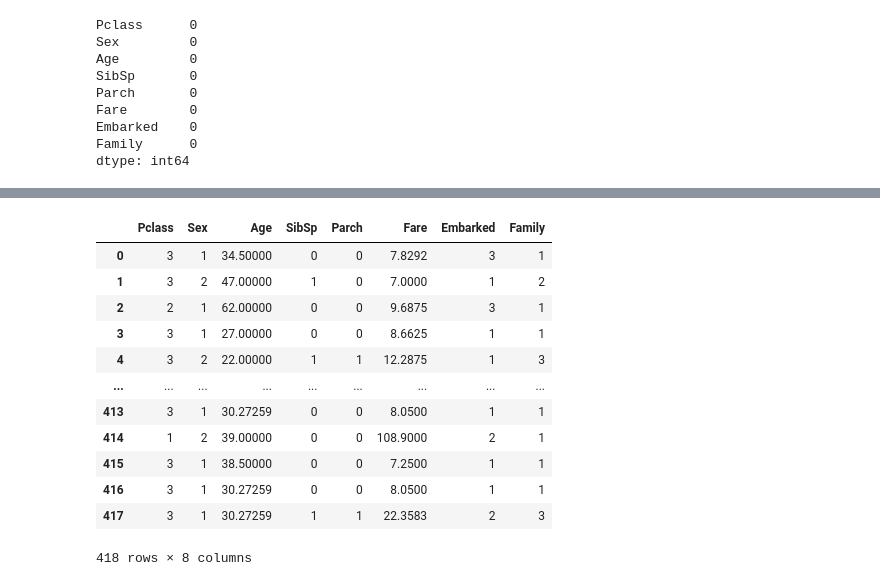
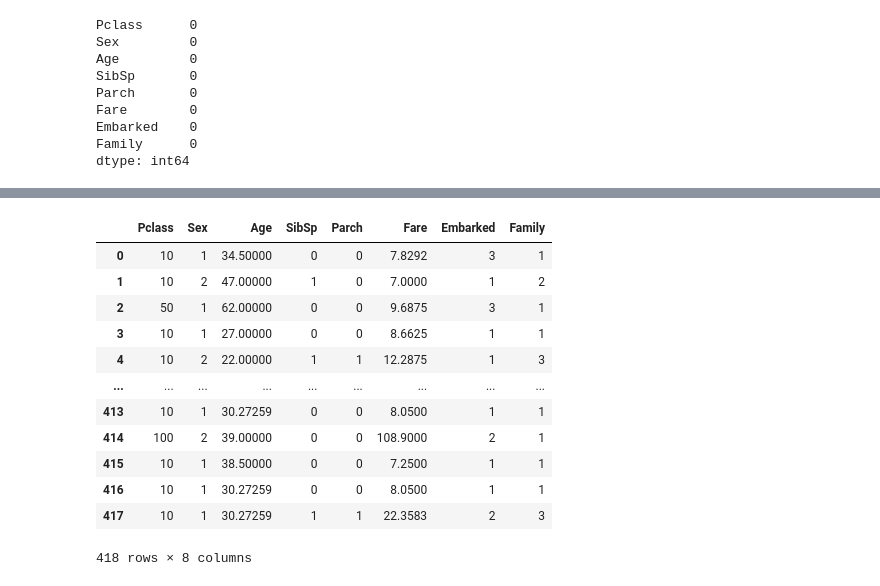
Before and after one commit to kyoungbow/practice, a Jupyter notebook: titanic.ipynb, the cells around one changed output, grey strips where cells are left out. Drawn from its saved outputs; the diff is of its cells as text; code cells hidden in the pictures.

```diff
--- a/titanic.ipynb
+++ b/titanic.ipynb
@@ -180,27 +221,30 @@ X_test
 # %%
 X_test.loc[:, 'Sex'] = X_test['Sex'].map({'male': 1, 'female': 2})
 
 mean_age = X_test['Age'].mean()
 X_test.loc[:, 'Age'] = X_test['Age'].fillna(mean_age)
 
 most_embarked = df_train['Embarked'].mode()[0]
 X_test.loc[:, 'Embarked'] = X_test['Embarked'].fillna(most_embarked)
 
 X_test.loc[:, 'Embarked'] = X_test['Embarked'].map({'S': 1, 'C': 2, 'Q' : 3})
+
+X_test.loc[:, 'Pclass'] = X_test['Pclass'].map({1: 100, 2: 50, 3 : 10})
+
 X_test
 # %% [output]
 |  | Pclass | Sex | Age | SibSp | Parch | Fare | Embarked | Family |
-| 0 | 3 | 1 | 34.50000 | 0 | 0 | 7.8292 | 3 | 1 |
-| 1 | 3 | 2 | 47.00000 | 1 | 0 | 7.0000 | 1 | 2 |
-| 2 | 2 | 1 | 62.00000 | 0 | 0 | 9.6875 | 3 | 1 |
-| 3 | 3 | 1 | 27.00000 | 0 | 0 | 8.6625 | 1 | 1 |
-| 4 | 3 | 2 | 22.00000 | 1 | 1 | 12.2875 | 1 | 3 |
+| 0 | 10 | 1 | 34.50000 | 0 | 0 | 7.8292 | 3 | 1 |
+| 1 | 10 | 2 | 47.00000 | 1 | 0 | 7.0000 | 1 | 2 |
+| 2 | 50 | 1 | 62.00000 | 0 | 0 | 9.6875 | 3 | 1 |
+| 3 | 10 | 1 | 27.00000 | 0 | 0 | 8.6625 | 1 | 1 |
+| 4 | 10 | 2 | 22.00000 | 1 | 1 | 12.2875 | 1 | 3 |
 | ... | ... | ... | ... | ... | ... | ... | ... | ... |
-| 413 | 3 | 1 | 30.27259 | 0 | 0 | 8.0500 | 1 | 1 |
-| 414 | 1 | 2 | 39.00000 | 0 | 0 | 108.9000 | 2 | 1 |
-| 415 | 3 | 1 | 38.50000 | 0 | 0 | 7.2500 | 1 | 1 |
-| 416 | 3 | 1 | 30.27259 | 0 | 0 | 8.0500 | 1 | 1 |
-| 417 | 3 | 1 | 30.27259 | 1 | 1 | 22.3583 | 2 | 3 |
+| 413 | 10 | 1 | 30.27259 | 0 | 0 | 8.0500 | 1 | 1 |
+| 414 | 100 | 2 | 39.00000 | 0 | 0 | 108.9000 | 2 | 1 |
+| 415 | 10 | 1 | 38.50000 | 0 | 0 | 7.2500 | 1 | 1 |
+| 416 | 10 | 1 | 30.27259 | 0 | 0 | 8.0500 | 1 | 1 |
+| 417 | 10 | 1 | 30.27259 | 1 | 1 | 22.3583 | 2 | 3 |
 418 rows × 8 columns
 # %%
 mean_fare = X_test['Fare'].mean()
```
Also changed, not shown: parts of 7 cells of this notebook.
